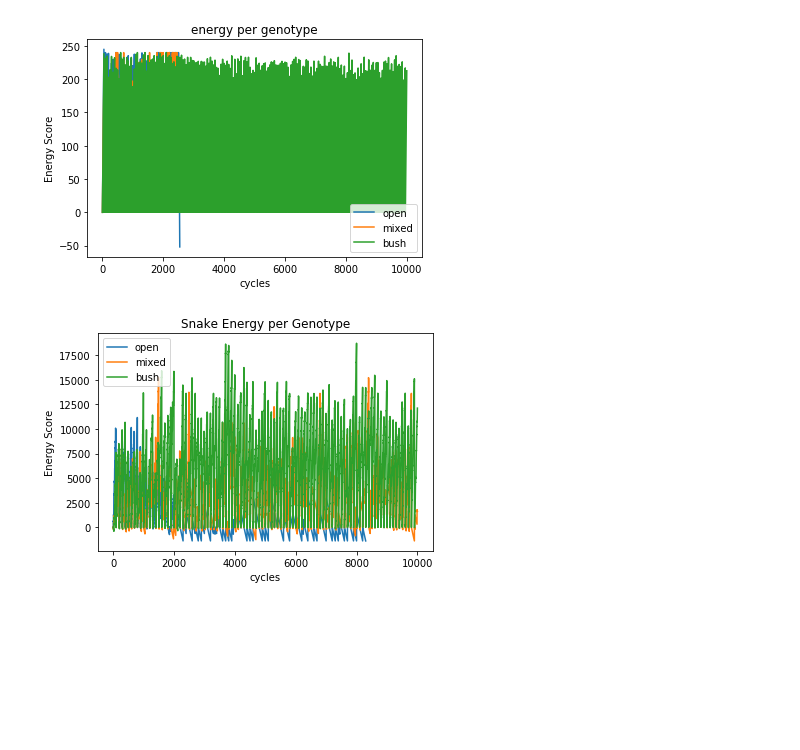
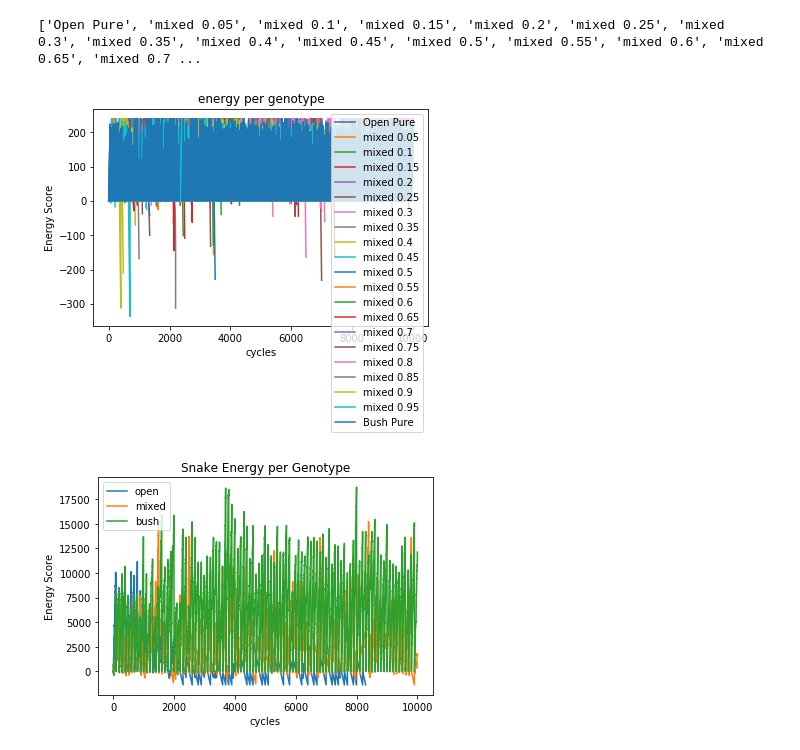
Before and after one commit to michaelremington2/uumarrty, a Jupyter notebook: ecosystem_sim/SimPostDataAnalysis.ipynb, the cells around one changed output. Cells and saved outputs as stored; diff of their text form; code cells hidden in the pictures; blank space fills up the shorter version.

Commit message:
added in mutation rates andmutation sizes into the simulation and edited visualizations

```diff
--- a/ecosystem_sim/SimPostDataAnalysis.ipynb
+++ b/ecosystem_sim/SimPostDataAnalysis.ipynb
@@ -98,22 +66,36 @@ plt.show()
 # %%
 df = kratdata.groupby(["cycle", "bush_pw"]).agg({"energy_score": ['mean']}).reset_index()
-df = df.pivot(index="cycle", columns="bush_pw").reset_index()
-df.columns = ["cycle","open","mixed","bush"]
+df = df.pivot(index="cycle", columns="bush_pw")
+df = df.reset_index()
+col_name = []
+for i in df.columns:
+    label = ''
+    if i[2] == 1:
+        label = 'Bush Pure'
+    elif i[2] == 0:
+        label = 'Open Pure'
+    elif i[0] == 'cycle':
+        label = 'cycle'
+    else:
+        label = 'mixed {}'.format(i[2])
+    col_name.append(label)
+df.columns = col_name
+
+cols = list(filter(lambda x: x!='cycle' , list(df)))
 plt.figure()
-plt.plot(df['cycle'], df['open'], label = 'open')
-plt.plot(df['cycle'], df['mixed'], label = 'mixed')
-plt.plot(df['cycle'], df['bush'], label = 'bush')
-#plt.set_xticks(np.arrange(0,len(x),6))
-#plt.set_xticklabels(np.arrange(0,len(x),6))
+for i in cols:
+    plt.plot(df['cycle'], df[i], label = i)
+
 
 plt.xlabel("cycles")
 plt.ylabel("Energy Score")
 plt.title("energy per genotype")
 plt.legend()
 
 plt.show()
 # %% [output]
+['Open Pure', 'mixed 0.05', 'mixed 0.1', 'mixed 0.15', 'mixed 0.2', 'mixed 0.25', 'mixed 0.3', 'mixed 0.35', 'mixed 0.4', 'mixed 0.45', 'mixed 0.5', 'mixed 0.55', 'mixed 0.6', 'mixed 0.65', 'mixed 0.7 ...
-[figure, old version]
+[figure, new version]
 # %%
 df = snakedata.groupby(["cycle", "bush_pw"]).agg({"energy_score": ['mean']}).reset_index()
 df = df.pivot(index="cycle", columns="bush_pw").reset_index()
```
Also changed, not shown: parts of 9 cells of this notebook, 3 other files.
